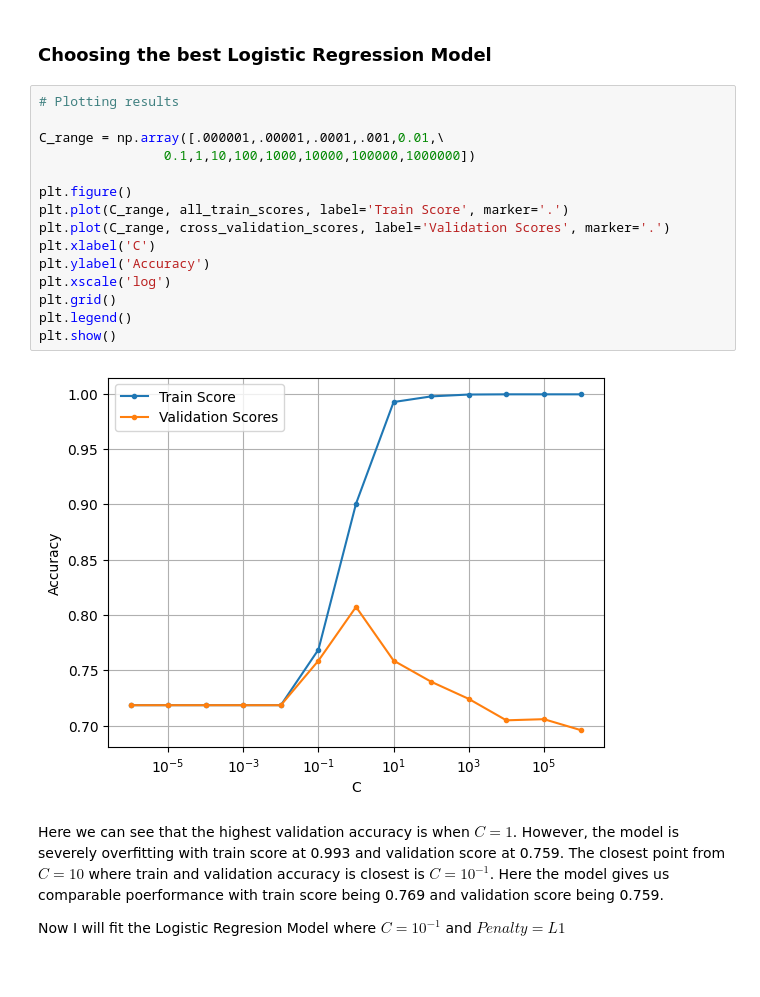
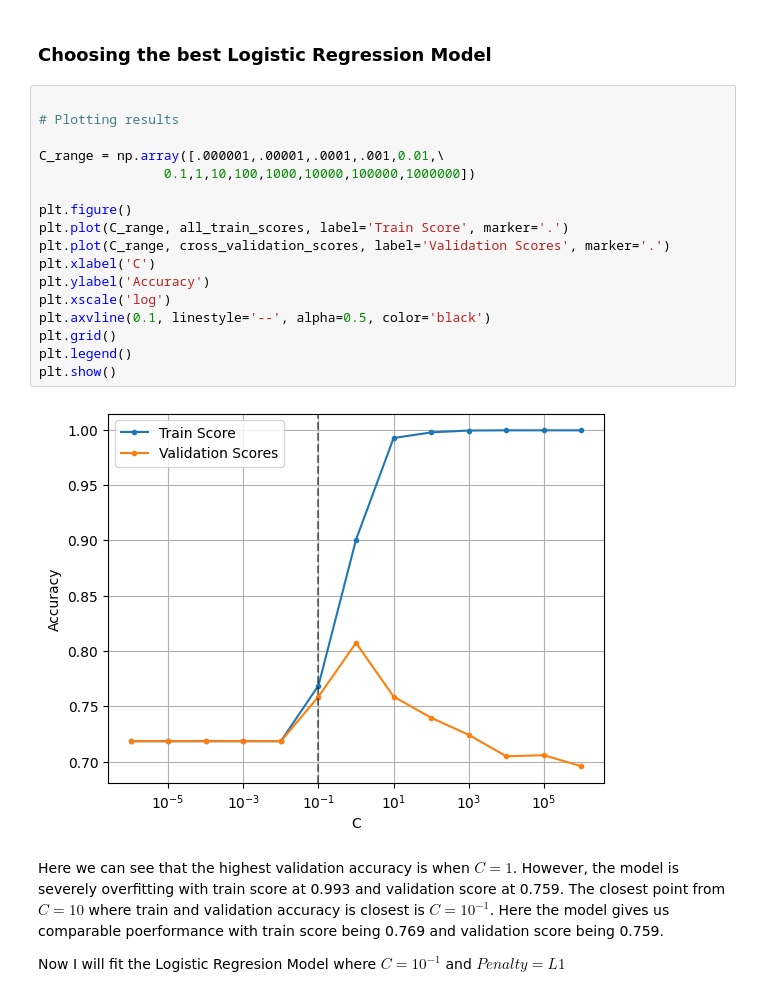
Before and after one commit to jiroamato/Stock-Trend-Prediction-With-NLP, a Jupyter notebook: notebooks/2-NLP-Preprocessing-Modelling.ipynb, the cells around one changed output. Saved outputs shown, nothing was run; the diff lists cells and outputs as text.

```diff
--- a/notebooks/2-NLP-Preprocessing-Modelling.ipynb
+++ b/notebooks/2-NLP-Preprocessing-Modelling.ipynb
@@ -755,22 +756,24 @@ Cross Validation Score: 0.6957719429857464
 # %% [markdown]
 ### Choosing the best Logistic Regression Model
 # %%
+
 # Plotting results
 
 C_range = np.array([.000001,.00001,.0001,.001,0.01,\
                 0.1,1,10,100,1000,10000,100000,1000000])
 
 plt.figure()
 plt.plot(C_range, all_train_scores, label='Train Score', marker='.')
 plt.plot(C_range, cross_validation_scores, label='Validation Scores', marker='.')
 plt.xlabel('C')
 plt.ylabel('Accuracy')
 plt.xscale('log')
+plt.axvline(0.1, linestyle='--', alpha=0.5, color='black')
 plt.grid()
 plt.legend()
 plt.show()
 # %% [output]
-[figure, old version]
+[figure, new version]
 # %% [markdown]
 Here we can see that the highest validation accuracy is when $C=1$. However, the model is severely overfitting with train score at 0.993 and validation score at 0.759. The closest point from $C=10$ where train and validation accuracy is closest is $C=10^{-1}$. Here the model gives us comparable poerformance with train score being 0.769 and validation score being 0.759.
 
```
Also changed, not shown: parts of 17 cells of this notebook.
